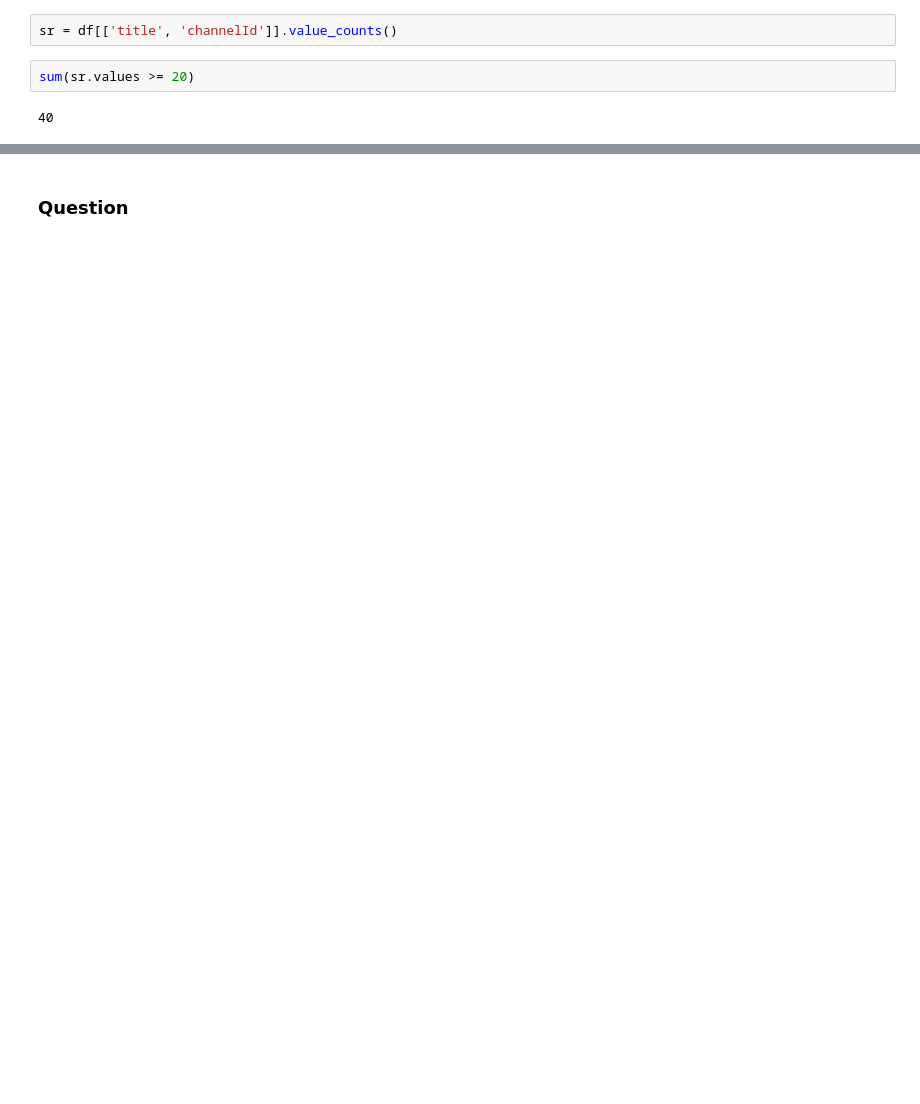
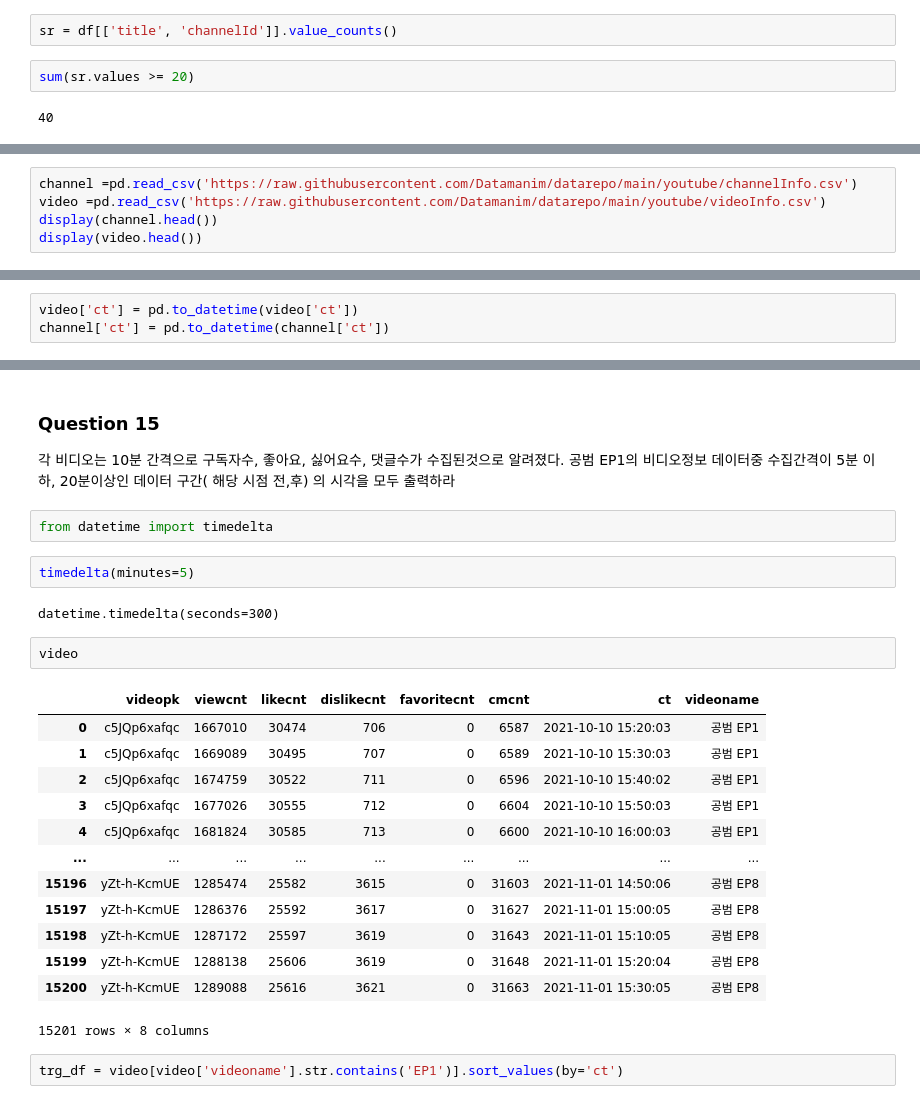
Before and after one commit to wonyeongdeok/exam-prep, a Jupyter notebook: 빅데이터분석기사/DataManim/작업 1유형 연습문제.ipynb, the cells around one changed output, grey strips where cells are left out. Cells and saved outputs as stored; diff of their text form; blank space fills up the shorter version.

```diff
--- a/빅데이터분석기사/DataManim/작업 1유형 연습문제.ipynb
+++ b/빅데이터분석기사/DataManim/작업 1유형 연습문제.ipynb
@@ -204,0 +211,5 @@ sum(sr.values >= 20)
+# %%
+channel =pd.read_csv('https://raw.githubusercontent.com/Datamanim/datarepo/main/youtube/channelInfo.csv')
+video =pd.read_csv('https://raw.githubusercontent.com/Datamanim/datarepo/main/youtube/videoInfo.csv')
+display(channel.head())
+display(video.head())
@@ -206,0 +250,3 @@ sum(sr.values >= 20)
+# %%
+video['ct'] = pd.to_datetime(video['ct'])
+channel['ct'] = pd.to_datetime(channel['ct'])
@@ -213,2 +348,27 @@ sum(sr.values >= 20)
 # %% [markdown]
-### Question
+### Question 15
+각 비디오는 10분 간격으로 구독자수, 좋아요, 싫어요수, 댓글수가 수집된것으로 알려졌다. 공범 EP1의 비디오정보 데이터중 수집간격이 5분 이하, 20분이상인 데이터 구간( 해당 시점 전,후) 의 시각을 모두  출력하라
+# %%
+from datetime import timedelta
+# %%
+timedelta(minutes=5)
+# %% [output]
+datetime.timedelta(seconds=300)
+# %%
+video
+# %% [output]
+|  | videopk | viewcnt | likecnt | dislikecnt | favoritecnt | cmcnt | ct | videoname |
+| 0 | c5JQp6xafqc | 1667010 | 30474 | 706 | 0 | 6587 | 2021-10-10 15:20:03 | 공범 EP1 |
+| 1 | c5JQp6xafqc | 1669089 | 30495 | 707 | 0 | 6589 | 2021-10-10 15:30:03 | 공범 EP1 |
+| 2 | c5JQp6xafqc | 1674759 | 30522 | 711 | 0 | 6596 | 2021-10-10 15:40:02 | 공범 EP1 |
+| 3 | c5JQp6xafqc | 1677026 | 30555 | 712 | 0 | 6604 | 2021-10-10 15:50:03 | 공범 EP1 |
+| 4 | c5JQp6xafqc | 1681824 | 30585 | 713 | 0 | 6600 | 2021-10-10 16:00:03 | 공범 EP1 |
+| ... | ... | ... | ... | ... | ... | ... | ... | ... |
+| 15196 | yZt-h-KcmUE | 1285474 | 25582 | 3615 | 0 | 31603 | 2021-11-01 14:50:06 | 공범 EP8 |
+| 15197 | yZt-h-KcmUE | 1286376 | 25592 | 3617 | 0 | 31627 | 2021-11-01 15:00:05 | 공범 EP8 |
+| 15198 | yZt-h-KcmUE | 1287172 | 25597 | 3619 | 0 | 31643 | 2021-11-01 15:10:05 | 공범 EP8 |
+| 15199 | yZt-h-KcmUE | 1288138 | 25606 | 3619 | 0 | 31648 | 2021-11-01 15:20:04 | 공범 EP8 |
+| 15200 | yZt-h-KcmUE | 1289088 | 25616 | 3621 | 0 | 31663 | 2021-11-01 15:30:05 | 공범 EP8 |
+15201 rows × 8 columns
+# %%
+trg_df = video[video['videoname'].str.contains('EP1')].sort_values(by='ct')
```
Also changed, not shown: parts of 43 cells of this notebook.
